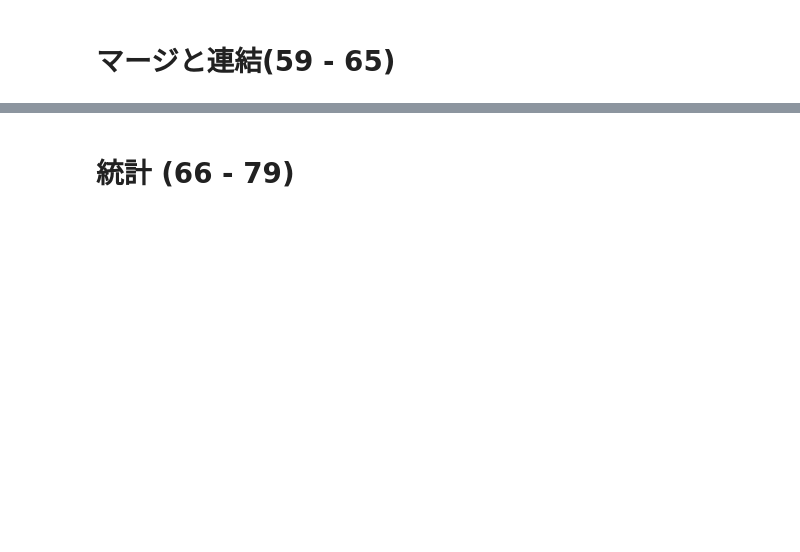
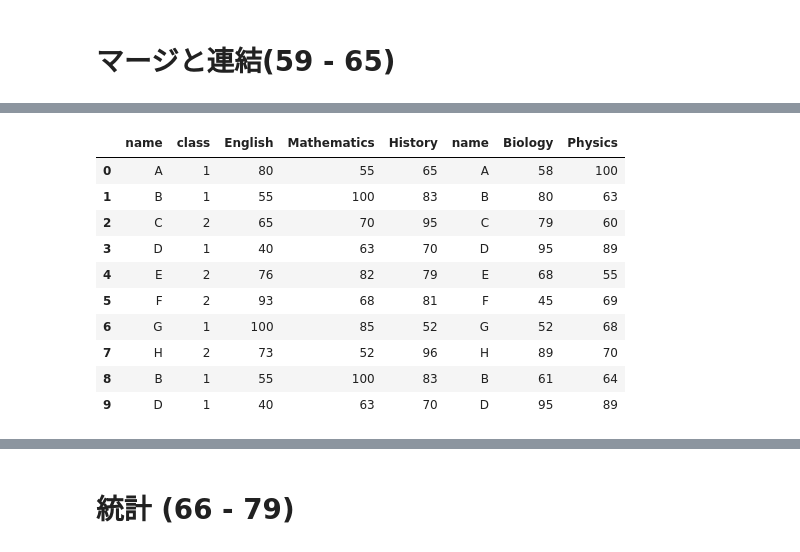
Before and after one commit to yoshihiro-shu/pandas-tutorial, a Jupyter notebook: notebook/01_Pandas_100_Knocks_for_Begginer_v1.0.6.ipynb, the cells around one changed output, grey strips where cells are left out. Drawn from its saved outputs; the diff is of its cells as text; code cells hidden in the pictures; blank space fills up the shorter version.

```diff
--- a/notebook/01_Pandas_100_Knocks_for_Begginer_v1.0.6.ipynb
+++ b/notebook/01_Pandas_100_Knocks_for_Begginer_v1.0.6.ipynb
@@ -1482,0 +1610,32 @@ df2 = initialize2() #初期化
+# %%
+# 【63】
+# df2とdf4を列方向に連結し、df2に格納
+#print(ans[63]) #回答表示
+df2 = initialize2() #初期化
+
+res = pd.concat([df2, df4], axis=1)
+
+res
+
+# [answer63]
+
+# df2 = pd.concat([df2,df4],axis=1)
+# df2
+
+
+# [Tips]
+# ・複数のデータフレームを連結するときはpd.concatを使用
+# ・axis=0で行方向、axis=1で列方向に連結
+# ・pd.concat([df2,df4],axis=1)でdf2とdf4を列方向に連結
+# %% [output]
+|  | name | class | English | Mathematics | History | name | Biology | Physics |
+| 0 | A | 1 | 80 | 55 | 65 | A | 58 | 100 |
+| 1 | B | 1 | 55 | 100 | 83 | B | 80 | 63 |
+| 2 | C | 2 | 65 | 70 | 95 | C | 79 | 60 |
+| 3 | D | 1 | 40 | 63 | 70 | D | 95 | 89 |
+| 4 | E | 2 | 76 | 82 | 79 | E | 68 | 55 |
+| 5 | F | 2 | 93 | 68 | 81 | F | 45 | 69 |
+| 6 | G | 1 | 100 | 85 | 52 | G | 52 | 68 |
+| 7 | H | 2 | 73 | 52 | 96 | H | 89 | 70 |
+| 8 | B | 1 | 55 | 100 | 83 | B | 61 | 64 |
+| 9 | D | 1 | 40 | 63 | 70 | D | 95 | 89 |
```
Also changed, not shown: parts of 27 cells of this notebook.
